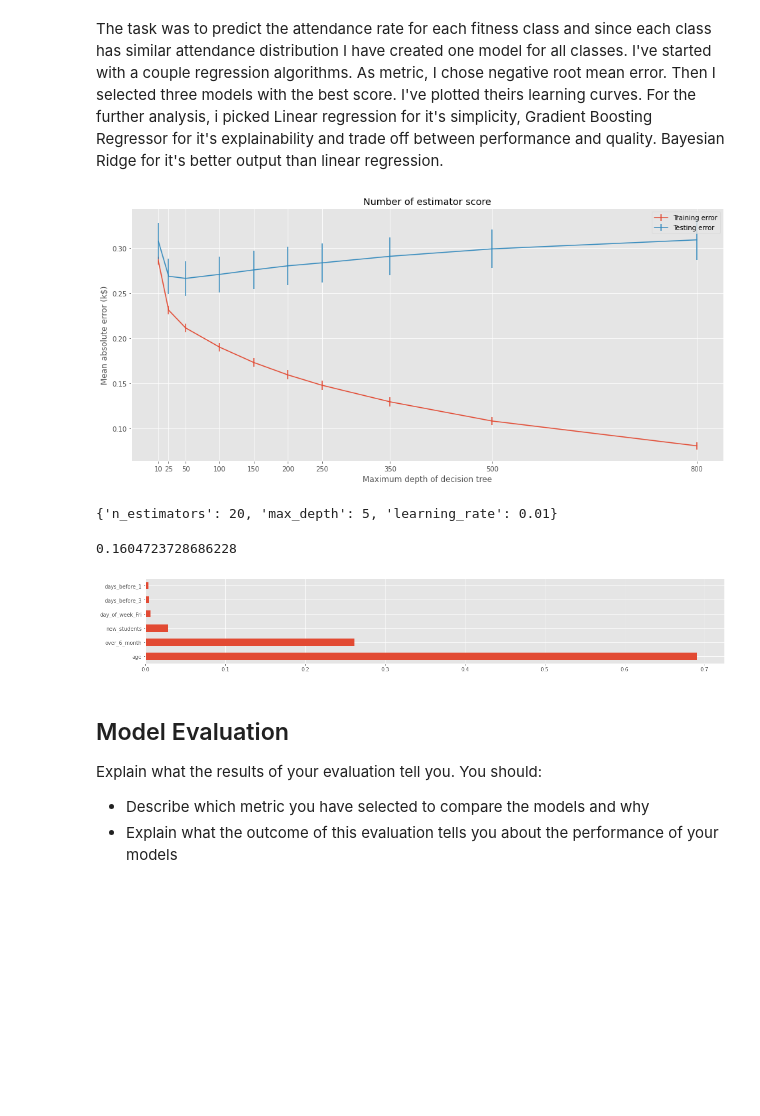
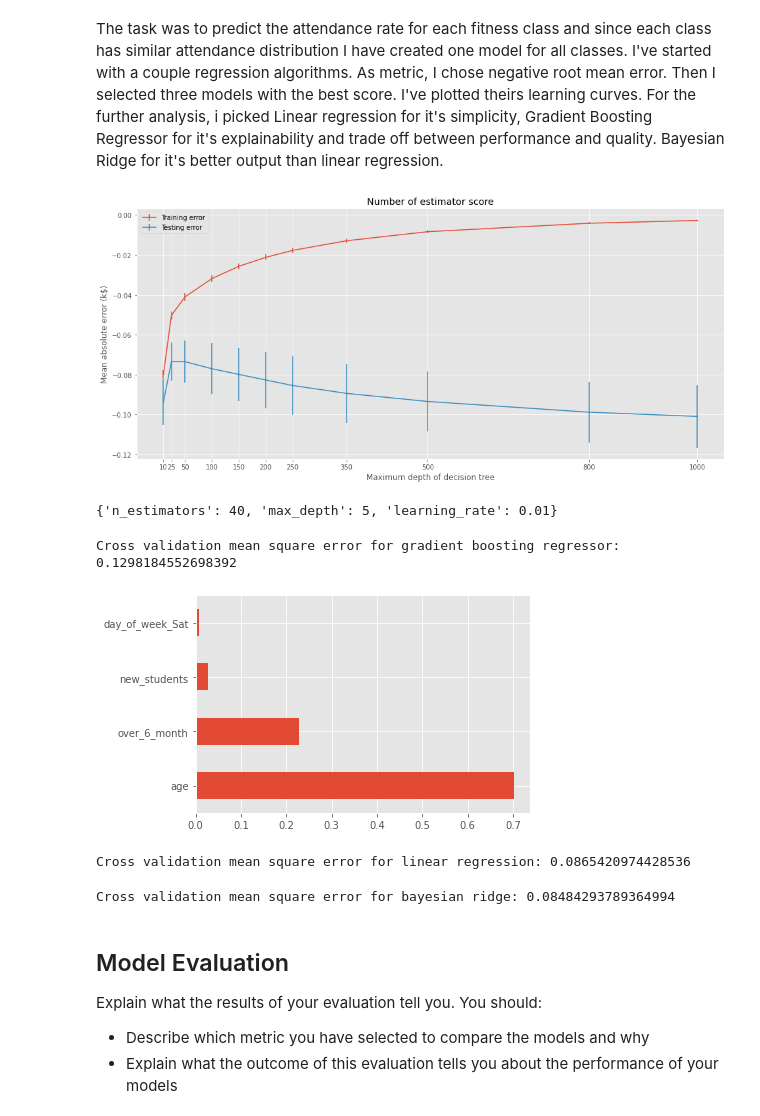
Before and after one commit to CarJung/Uni, a Jupyter notebook: data_camp_certificate/notebook.ipynb, the cells around one changed output. Drawn from its saved outputs; the diff is of its cells as text; code cells hidden in the pictures; blank space fills up the shorter version.

```diff
--- a/data_camp_certificate/notebook.ipynb
+++ b/data_camp_certificate/notebook.ipynb
@@ -334,6 +334,9 @@ data_prepared.head(2)
 | 0 | -0.529412 | -0.017241 | 2.220446e-16 | -0.636364 | 0 | 0 | 0 | ... |
 | 1 | -0.529412 | -0.252874 | 2.000000e-01 | 0.090909 | 0 | 0 | 0 | ... |
 2 rows × 25 columns
+# %%
+from sklearn.model_selection import train_test_split
+x_train,x_test,y_train,y_test = train_test_split(data_prepared.iloc[:,1:], data_prepared.attendance, test_size=0.2, random_state=42)
 # %% [markdown]
 ## Exploratory Analysis
 Describe what you found in the exploratory analysis. In your description you should:
@@ -379,17 +382,15 @@ score = []
 name_list = []
 from sklearn.metrics import mean_squared_error, make_scorer
 
-def train_predict_save_metrics(algorithms_list,dataset):
+def train_predict_save_metrics(algorithms_list,x_train,y_train):
     scorer = make_scorer(mean_squared_error)
-    x = dataset.iloc[:,1:]
-    y =  dataset.iloc[:,0]
     kfold = KFold(n_splits=10,shuffle=True, random_state=42)
     for name, alg in algorithms_list:
-        cv_results = cross_val_score(alg, x, y, cv=kfold, scoring=scorer)
+        cv_results = cross_val_score(alg, x_train, y_train, cv=kfold, scoring=scorer)
         score.append(cv_results)
         name_list.append(name)
 # %%
-train_predict_save_metrics(algorithms,data_prepared)
+train_predict_save_metrics(algorithms,x_train,y_train)
 # %%
 mean_score_algorithms = {name_list[x]: score[x].mean() for x in range(len(name_list))}
 std_score_algorithms = {name_list[x]: score[x].std() for x in range(len(name_list))}
@@ -525,34 +523,42 @@ plt.errorbar(n_estimators, test_errors.mean(axis=1),
              yerr=test_errors.std(axis=1), label='Testing error')
 plt.legend()
 
-plt.xticks([10,25, 50,100,150,200,250,350,500,800])
+plt.xticks([10,25, 50,100,150,200,250,350,500,800,1000])
 plt.xlabel("Maximum depth of decision tree")
 plt.ylabel("Mean absolute error (k$)")
 _ = plt.title("Number of estimator score")
 # %% [output]
-[figure, old version]
+[figure, new version]
 # %%
 params ={
     'learning_rate' : [0.01,0.1,0.4,0.7],
-    'n_estimators' : [5,10,20,40,60,100],
+    'n_estimators' : [5,10,20,40,60,100,1000],
     'max_depth' : [1,2,3,4,5]
 }
 
 clf = RandomizedSearchCV(GradientBoostingRegressor(), param_distributions = params,scoring = scorer, cv = 10, random_state = 42 )
-search = clf.fit(data_prepared.iloc[:,1:], data_prepared.attendance)
+search = clf.fit(x_train, y_train)
 # %%
 best_gbr=  search.best_estimator_
 search.best_params_
 # %% [output]
-{'n_estimators': 20, 'max_depth': 5, 'learning_rate': 0.01}
+{'n_estimators': 40, 'max_depth': 5, 'learning_rate': 0.01}
 # %%
-cross_val_score(best_gbr,data_prepared.iloc[:,1:], data_prepared.attendance,scoring = scorer,cv = 10).mean()
+print(f'Cross validation mean square error for gradient boosting regressor: {cross_val_score(best_gbr,x_test, y_test,scoring = scorer,cv = 10).mean()}')
 # %% [output]
-0.1604723728686228
+Cross validation mean square error for gradient boosting regressor: 0.1298184552698392
 # %%
-pd.Series(best_gbr.feature_importances_, index=data_prepared.iloc[:,1:].columns).nlargest(6).plot(kind='barh');
+pd.Series(best_gbr.feature_importances_, index=data_prepared.iloc[:,1:].columns).nlargest(4).plot(kind='barh');
 # %% [output]
-[figure, old version]
+[figure, new version]
+# %%
+print(f'Cross validation mean square error for linear regression: {cross_val_score(lr,x_test, y_test,scoring = scorer,cv = 10).mean()}')
+# %% [output]
+Cross validation mean square error for linear regression: 0.0865420974428536
+# %%
+print(f'Cross validation mean square error for bayesian ridge: {cross_val_score(br,x_test, y_test,scoring = scorer,cv = 10).mean()}')
+# %% [output]
+Cross validation mean square error for bayesian ridge: 0.08484293789364994
 # %% [markdown]
 ## Model Evaluation
 Explain what the results of your evaluation tell you. You should:
```
Also changed, not shown: parts of 17 cells of this notebook.
